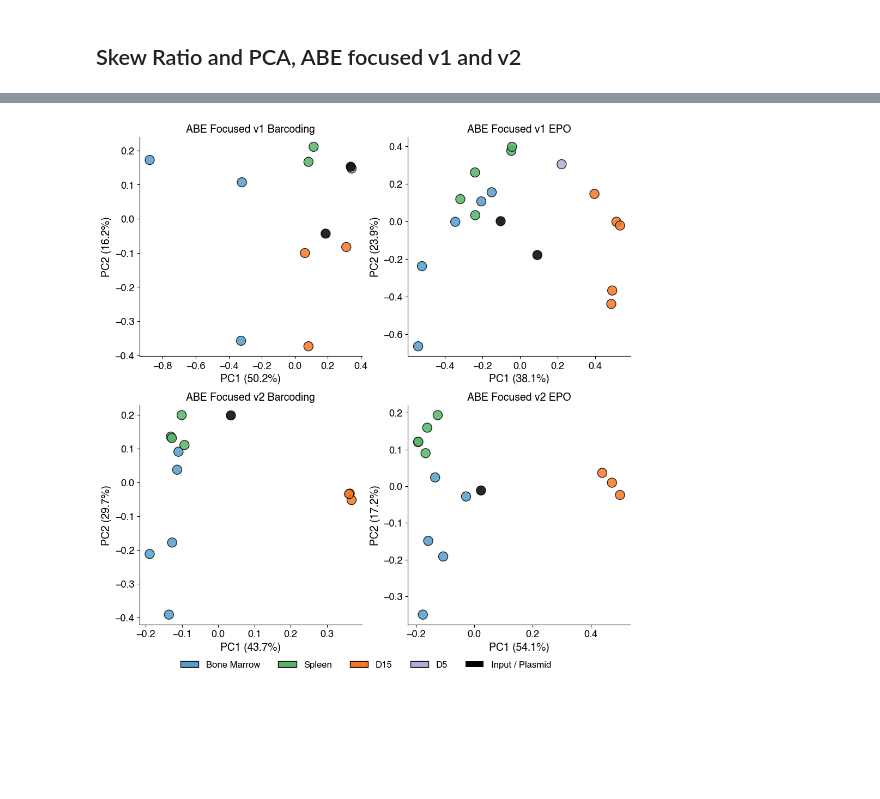
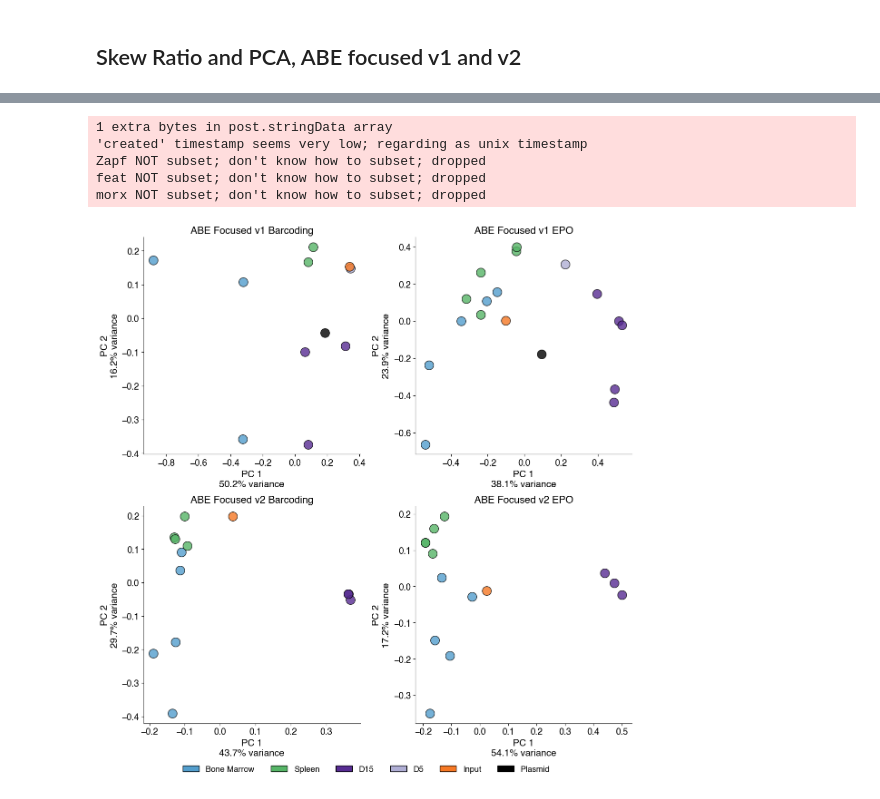
Before and after one commit to kexindon/B-ALL-in-vivo-base-editing, a Jupyter notebook: supplemental_focused_qc.ipynb, the cells around one changed output, grey strips where cells are left out. Cells and saved outputs as stored; diff of their text form; code cells hidden in the pictures; blank space fills up the shorter version.

Commit message:
updated supplemental data

```diff
--- a/supplemental_focused_qc.ipynb
+++ b/supplemental_focused_qc.ipynb
@@ -413,7 +414,6 @@ for ax, (counts, samps, title, order, pal) in zip(axes.flat, panels):
     ax.xaxis.set_major_formatter(mpl.ticker.LogFormatterMathtext())
     ax.set_ylabel('')
     ax.set_xlabel('90/10 Skew Ratio', fontsize=14)
-    ax.set_xlim(0, 50)
     ax.set_title(title, fontsize=14)
     ax.spines[['top', 'right']].set_visible(False)
     ax.tick_params(axis='both', which='major', labelsize=14, length=6, width=1, direction='out')
@@ -425,52 +432,54 @@ plt.show()
 # %%
 # 2×2 PCA on Spearman correlation of sample counts
-# Colour per tissue group: D15=yellows[3], Spleen=greens[3], BM=blues[3], Input/D5/Plasmid=black/grey
-def _pca_colors(samp_cols):
-    colors = []
-    for s in samp_cols:
-        lbl = _tissue_label(s)
-        if lbl == 'Bone Marrow': colors.append(blues[3])
-        elif lbl == 'Spleen':    colors.append(greens[3])
-        elif lbl == 'D15':       colors.append(yellows[3])
-        elif lbl == 'D5':        colors.append(purples[2])
-        else:                    colors.append('black')
-    return colors
+# Color per tissue, derived from sample name (not hardcoded position)
 
-fig, axes = plt.subplots(2, 2, figsize=(10, 10))
+_pca_color_map = {
+    'Bone Marrow': blues[3],
+    'Spleen':      greens[3],
+    'D15':         purples[5],
+    'D5':          purples[2],
+    'Input':       yellows[3],
+    'Plasmid':     'black',
+}
 
-pca_panels = [
-    (FC_BC_COUNTS,   v1_bc_samps,  'ABE Focused v1 Barcoding'),
-    (FC_EPO_COUNTS,  v1_epo_samps, 'ABE Focused v1 EPO'),
-    (FSR_BC_COUNTS,  v2_bc_samps,  'ABE Focused v2 Barcoding'),
-    (FSR_EPO_COUNTS, v2_epo_samps, 'ABE Focused v2 EPO'),
-]
+def _pca_palette(samp_cols):
+    return [_pca_color_map.get(_tissue_label(s), 'grey') for s in samp_cols]
 
-for ax, (counts, samps, title) in zip(axes.flat, pca_panels):
+def pca_scatter(counts, samps, ax, title):
     mat = counts[samps].corr(method='spearman')
     pca = PCA(n_components=2)
     Xt  = pca.fit_transform(mat)
-    colors = _pca_colors(samps)
-    ax.scatter(Xt[:, 0], Xt[:, 1], c=colors, edgecolor='black', s=150, alpha=0.85)
+    palette = _pca_palette(samps)
+    for i in range(len(Xt)):
+        ax.scatter(Xt[i][0], Xt[i][1], c=palette[i], edgecolor='black', s=200, alpha=0.8)
     var = pca.explained_variance_ratio_
-    ax.set_xlabel(f'PC1 ({np.round(var[0]*100,1)}%)', fontsize=14)
-    ax.set_ylabel(f'PC2 ({np.round(var[1]*100,1)}%)', fontsize=14)
-    ax.set_title(title, fontsize=14)
+    ax.set_xlabel(f'PC 1\n{np.round(var[0]*100,1)}% variance', fontsize=15)
+    ax.set_ylabel(f'PC 2\n{np.round(var[1]*100,1)}% variance', fontsize=15)
+    ax.set_title(title, fontsize=16)
     ax.spines[['top', 'right']].set_visible(False)
-    ax.tick_params(axis='both', which='major', labelsize=13)
+    ax.tick_params(axis='both', which='major', labelsize=14)
 
-# Legend
+fig, axes = plt.subplots(2, 2, figsize=(12, 12))
+
+pca_scatter(FC_BC_COUNTS,   v1_bc_samps,  axes[0][0], 'ABE Focused v1 Barcoding')
+pca_scatter(FC_EPO_COUNTS,  v1_epo_samps, axes[0][1], 'ABE Focused v1 EPO')
+pca_scatter(FSR_BC_COUNTS,  v2_bc_samps,  axes[1][0], 'ABE Focused v2 Barcoding')
+pca_scatter(FSR_EPO_COUNTS, v2_epo_samps, axes[1][1], 'ABE Focused v2 EPO')
+
+# Shared legend
 from matplotlib.patches import Patch
-legend_elems = [
-    Patch(facecolor=blues[3],   edgecolor='black', label='Bone Marrow'),
-    Patch(facecolor=greens[3],  edgecolor='black', label='Spleen'),
-    Patch(facecolor=yellows[3], edgecolor='black', label='D15'),
-    Patch(facecolor=purples[2], edgecolor='black', label='D5'),
-    Patch(facecolor='black',                       label='Input / Plasmid'),
-]
-fig.legend(handles=legend_elems, loc='lower center', ncol=5, fontsize=12,
+legend_elems = [Patch(facecolor=c, edgecolor='black', label=l)
+                for l, c in _pca_color_map.items()]
+fig.legend(handles=legend_elems, loc='lower center', ncol=6, fontsize=13,
            bbox_to_anchor=(0.5, -0.03), frameon=False)
+
 fig.tight_layout()
-fig.savefig('figures/supp/pca.pdf', bbox_inches='tight')
+fig.savefig(BASE + 'figures/supp/pca.pdf', bbox_inches='tight')
 plt.show()
 # %% [output]
+1 extra bytes in post.stringData array
+'created' timestamp seems very low; regarding as unix timestamp
+Zapf NOT subset; don't know how to subset; dropped
+feat NOT subset; don't know how to subset; dropped
+morx NOT subset; don't know how to subset; dropped
-[figure, old version]
+[figure, new version]
```
Also changed, not shown: parts of 3 cells of this notebook, 4 other files.
